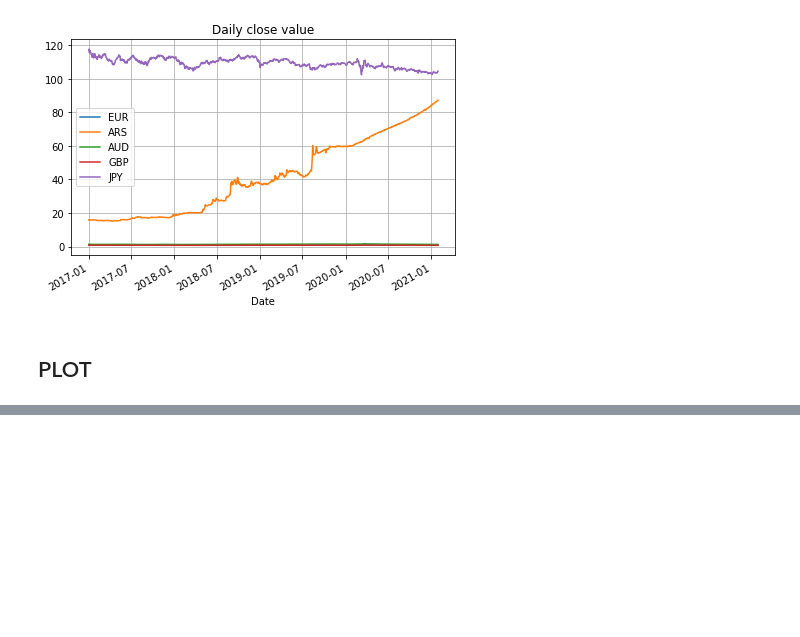
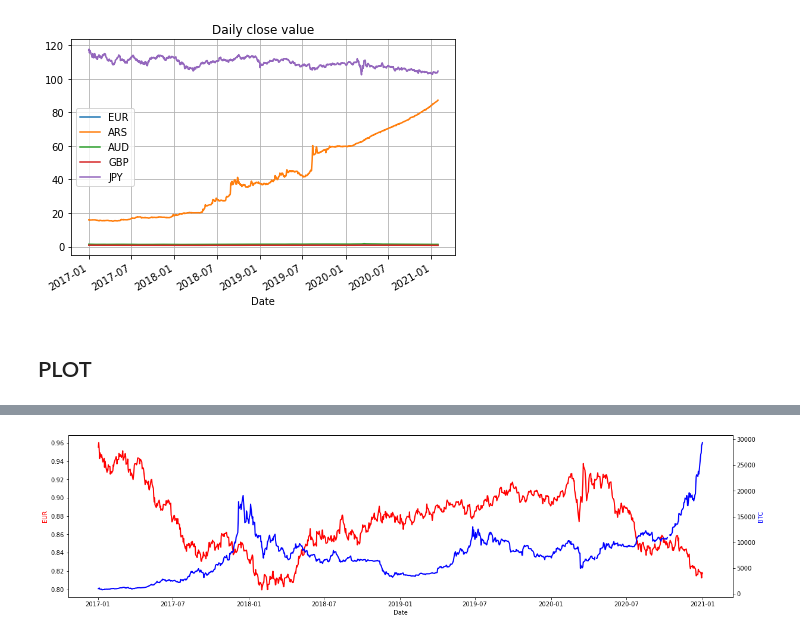
Before and after one commit to hmhadi/Project_1, a Jupyter notebook: forex_api.ipynb, the cells around one changed output, grey strips where cells are left out. Saved outputs shown, nothing was run; the diff lists cells and outputs as text; code cells hidden in the pictures; blank space fills up the shorter version.

```diff
--- a/forex_api.ipynb
+++ b/forex_api.ipynb
@@ -348,0 +425,19 @@ returns.hvplot()
+# %%
+x = all_df.index
+y1 = all_df['EUR']
+y2 = all_df['BTC']
+
+fig, ax1 = plt.subplots(figsize=(20,5))
+
+ax2 = ax1.twinx()
+ax1.plot(x, y1, 'r-', linewidth=2)
+ax2.plot(x, y2, 'b-', linewidth=2)
+
+ax1.set_xlabel('Date')
+ax1.set_ylabel('EUR', color='r')
+ax2.set_ylabel('BTC', color='b')
+
+
+plt.show()
+# %% [output]
+[figure, added]
```
Also changed, not shown: parts of 21 cells of this notebook.
